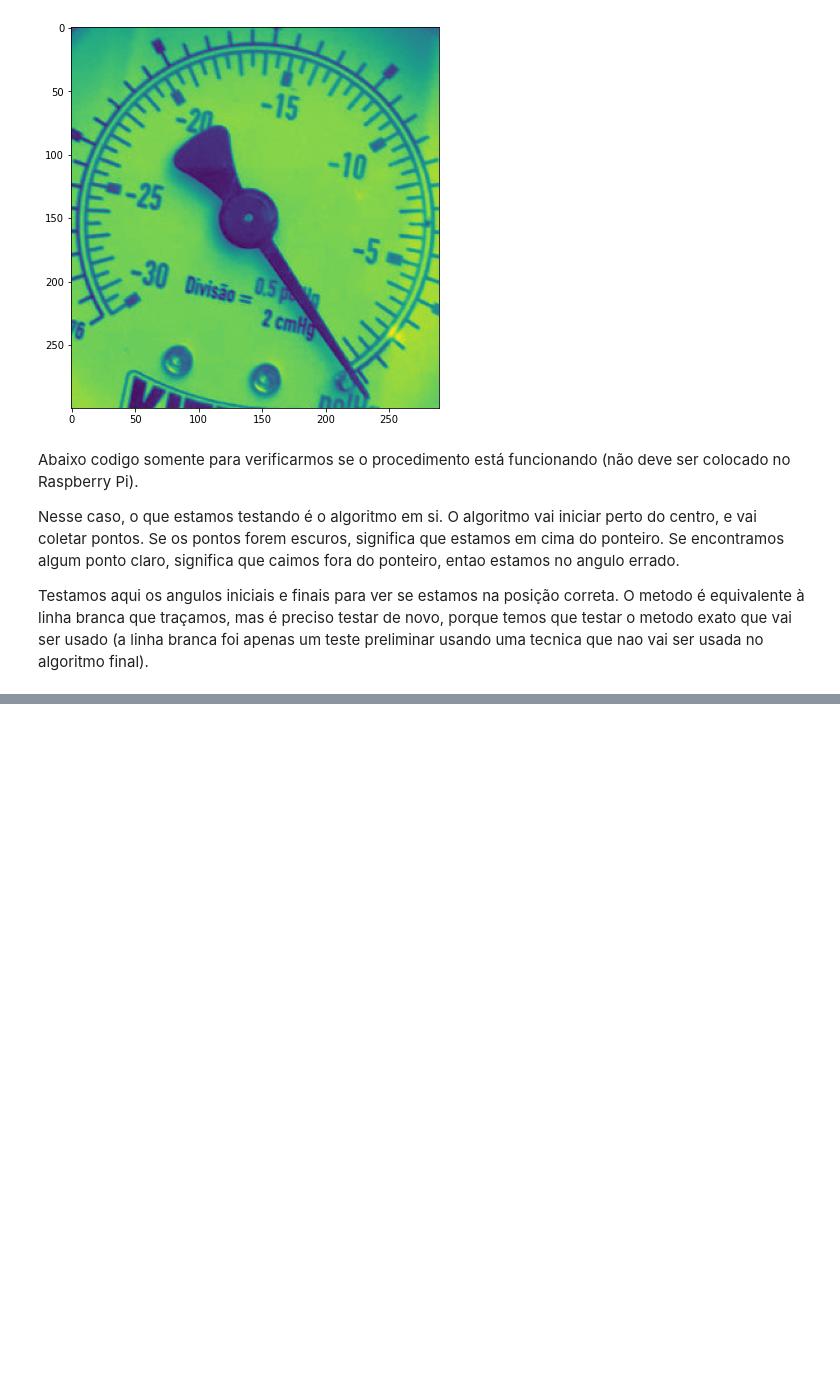
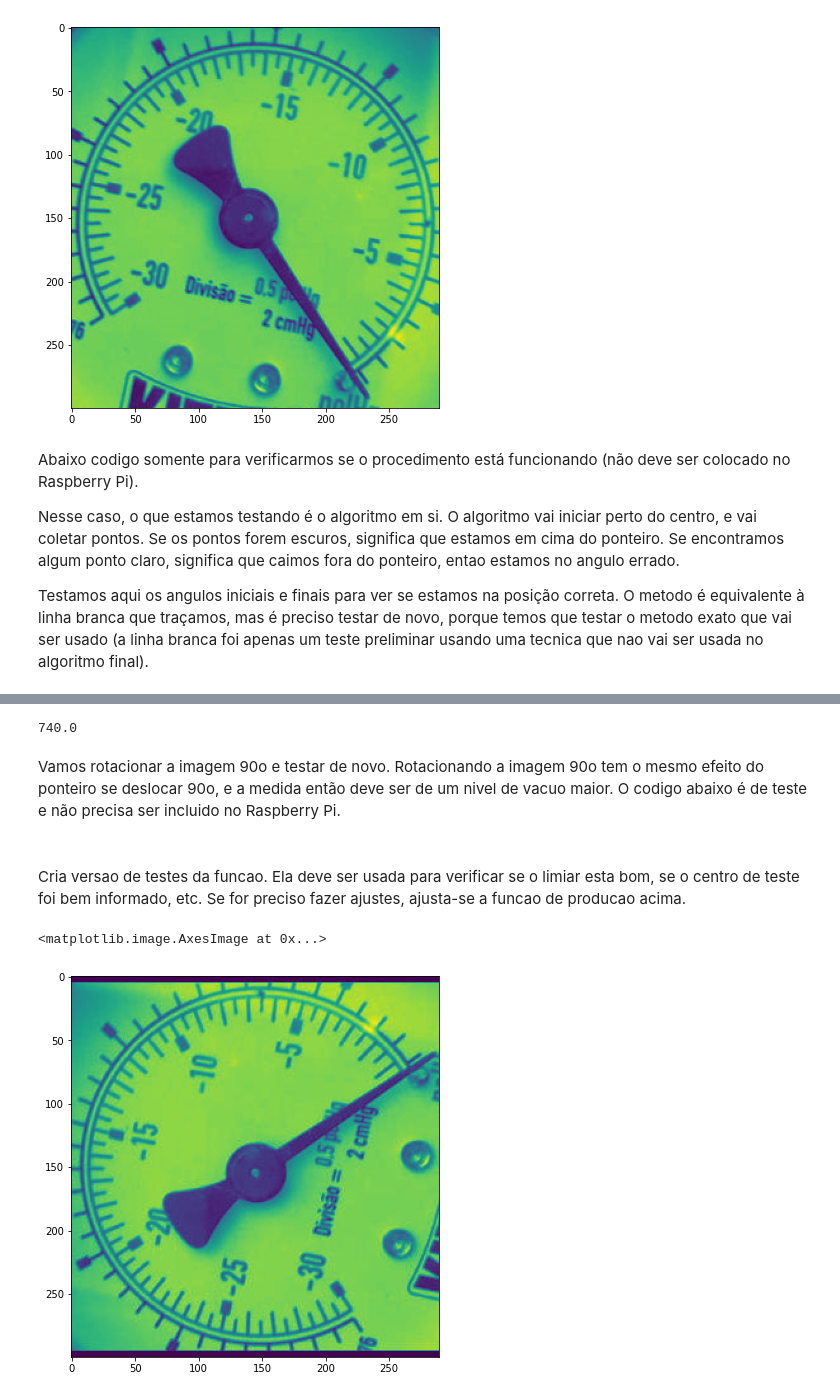
Before and after one commit to casson-projects-2020/carbon-garage, a Jupyter notebook: le_vacuo.ipynb, the cells around one changed output, grey strips where cells are left out. Saved outputs shown, nothing was run; the diff lists cells and outputs as text; code cells hidden in the pictures; blank space fills up the shorter version.

```diff
--- a/le_vacuo.ipynb
+++ b/le_vacuo.ipynb
@@ -203,0 +320,8 @@ for px_t in range( fora_de_centro, re ):
+# %%
+# testa. Na forma como a imagem está, com o vacuo em zero, deve indicar 740.
+
+le_vacuo()
+# %% [output]
+740.0
+# %% [markdown]
+Vamos rotacionar a imagem 90o e testar de novo. Rotacionando a imagem 90o tem o mesmo efeito do ponteiro se deslocar 90o, e a medida então deve ser de um nivel de vacuo maior. O codigo abaixo é de teste e não precisa ser incluido no Raspberry Pi.
@@ -203,0 +370,4 @@ for px_t in range( fora_de_centro, re ):
+# %% [markdown]
+<br/>
+
+Cria versao de testes da funcao. Ela deve ser usada para verificar se o limiar esta bom, se o centro de teste foi bem informado, etc. Se for preciso fazer ajustes, ajusta-se a funcao de producao acima.
@@ -203,0 +491,15 @@ for px_t in range( fora_de_centro, re ):
+# %%
+%matplotlib inline
+
+# exibe a imagem rotacionada 90o para conferencia
+
+import matplotlib.pyplot as plot
+import numpy as np
+
+teste = Image.open( "vacuo_90.jpg" )
+
+figure = plot.figure( 'imagem', figsize=( 7, 7 ))
+plot.imshow( np.asarray( teste ))
+# %% [output]
+<matplotlib.image.AxesImage at 0x...>
+[figure, added]
```
Also changed, not shown: parts of 13 cells of this notebook.
